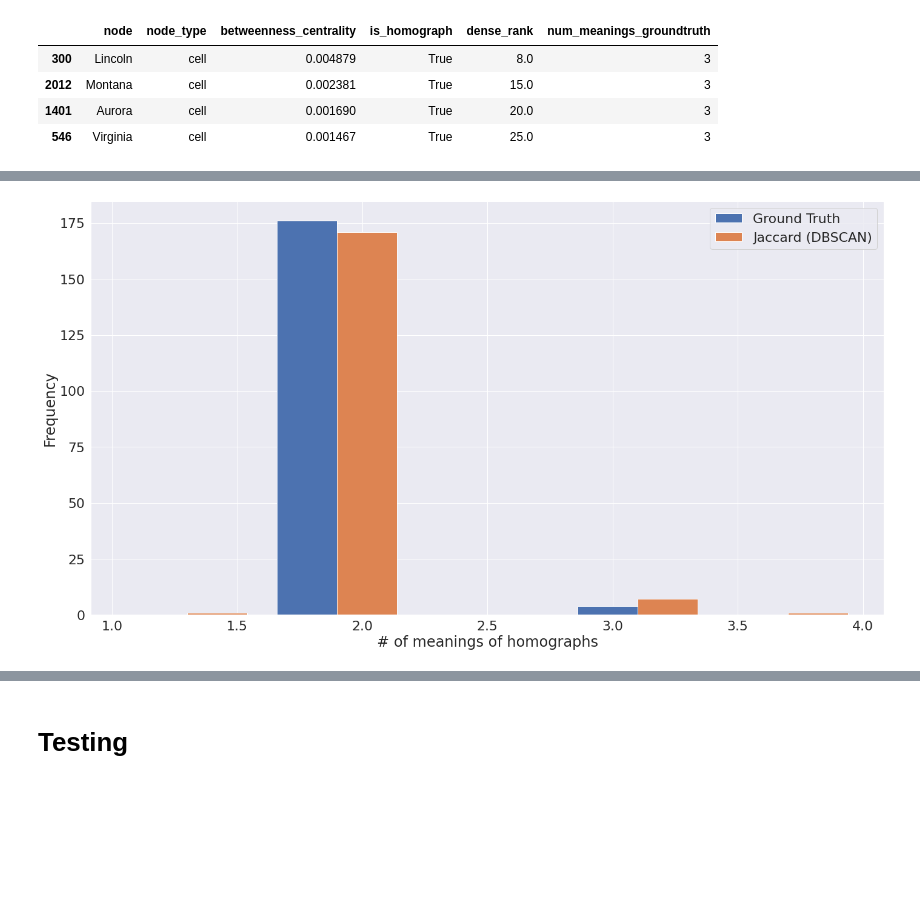
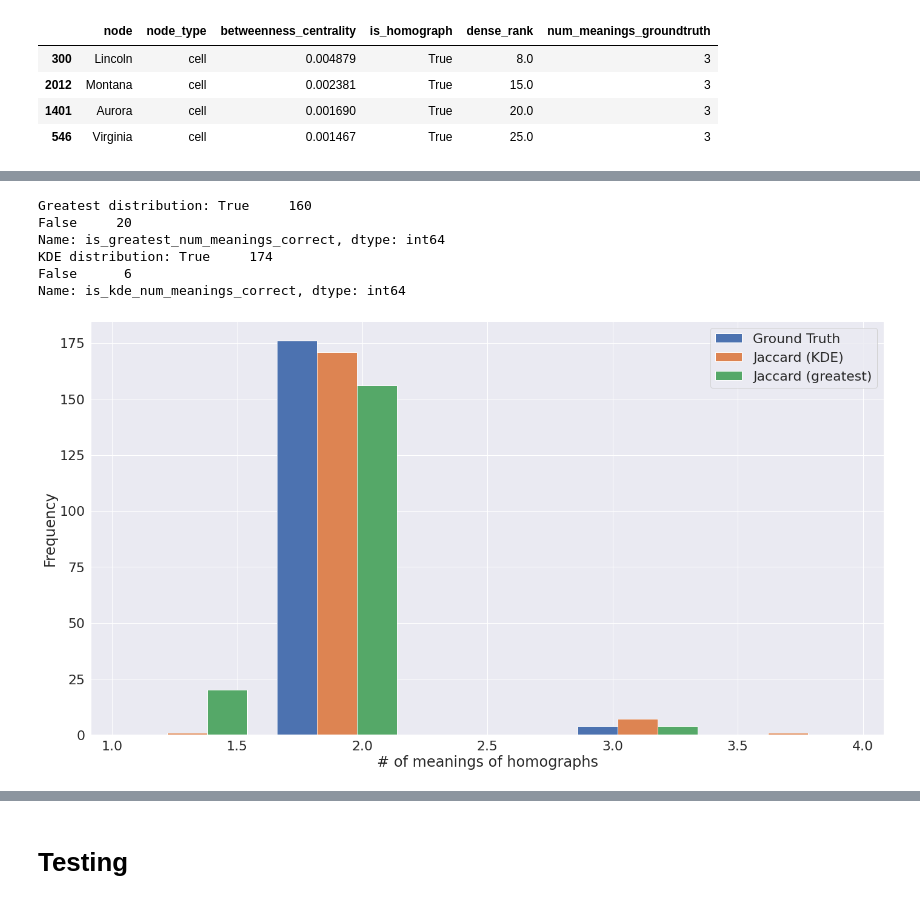
Before and after one commit to northeastern-datalab/domain_net, a Jupyter notebook: network_analysis/notebooks/num_meanings/pairwise_measures.ipynb, the cells around one changed output, grey strips where cells are left out. Cells and saved outputs as stored; diff of their text form; code cells hidden in the pictures; blank space fills up the shorter version.

Commit message:
Added num samples and peak height experiments

```diff
--- a/network_analysis/notebooks/num_meanings/pairwise_measures.ipynb
+++ b/network_analysis/notebooks/num_meanings/pairwise_measures.ipynb
@@ -221,33 +241,0 @@ Column names that homograph is connected to: ['state_abbrev', 'country_code']
-# %%
-df['num_meanings'] = np.nan
-df['epsilon'] = np.nan
-homs_with_noise=0
-num_non_trivial_predictions = 0
-
-mode = 'kde'
-
-# Loop over the input nodes and estimate the number of meanings
-for node in input_nodes:
-    # Check number of attributes 'node' is connected to
-    if len(utils.graph_helpers.get_attribute_of_instance(G, node)) > 2:
-        m = node_to_matrix_dict[node]
-        idx_to_node = node_to_idx_dict[node]
-
-        epsilon = get_epsilon(m, lower_bound=0, upper_bound=1, mode='kde', num_samples=1000, rel_height=0.999, bandwidth_multiplier=20)
-
-        labels = DBSCAN(min_samples=1, metric='precomputed', eps=epsilon).fit_predict(m)
-
-        if -1 in labels:
-            homs_with_noise += 1
-
-        num_meanings = len(set(labels))
-        df.loc[df['node'] == node, 'num_meanings'] = num_meanings
-        df.loc[df['node'] == node, 'epsilon'] = epsilon
-        num_non_trivial_predictions+=1
-    else:
-        df.loc[df['node'] == node, 'num_meanings'] = 2
-
-print("Number of homographs with noise:", homs_with_noise)
-print("Number of non-trivial predictions:", num_non_trivial_predictions)
-df['is_num_meanings_correct'] = df['num_meanings'] == df['num_meanings_groundtruth']
-df[df['is_homograph']==True]
@@ -276,0 +242,4 @@ Name: is_num_meanings_correct, dtype: int64
+# %%
+df_input_nodes = df.copy()[df['node'].isin(input_nodes)]
+df_input_nodes = get_num_meanings(df_input_nodes, G, node_to_matrix_dict, lower_bound=0, upper_bound=1, num_samples=1000, rel_height=0.999, bandwidth_multiplier=20)
+df_input_nodes
@@ -277,6 +260,16 @@ Name: is_num_meanings_correct, dtype: int64
+# %%
+print('Greatest distribution:', df_input_nodes['is_greatest_num_meanings_correct'].value_counts())
+print('KDE distribution:', df_input_nodes['is_kde_num_meanings_correct'].value_counts())
+# %% [output]
+Greatest distribution: True     160
+False     20
+Name: is_greatest_num_meanings_correct, dtype: int64
+KDE distribution: True     174
+False      6
+Name: is_kde_num_meanings_correct, dtype: int64
 # %%
-ax = plt.hist([df_homs['num_meanings_groundtruth'], df_homs['num_meanings']], bins=5, label=['Ground Truth', 'Jaccard (DBSCAN)'])
+ax = plt.hist([df_input_nodes['num_meanings_groundtruth'], df_input_nodes['num_meanings_kde'], df_input_nodes['num_meanings_greatest']], bins=5, label=['Ground Truth', 'Jaccard (KDE)', 'Jaccard (greatest)'])
 plt.xlabel('# of meanings of homographs');plt.ylabel('Frequency');plt.legend();plt.tight_layout()
-# plt.savefig('../../figures/num_meanings/TUS/num_meanings_top_300_propagation_histogram.svg')
+plt.savefig('../../figures/num_meanings/clustering/synthetic_benchmark/num_meanings_histogram.svg')
 # %% [output]
-[figure, old version]
+[figure, new version]
```
Also changed, not shown: parts of 28 cells of this notebook.
